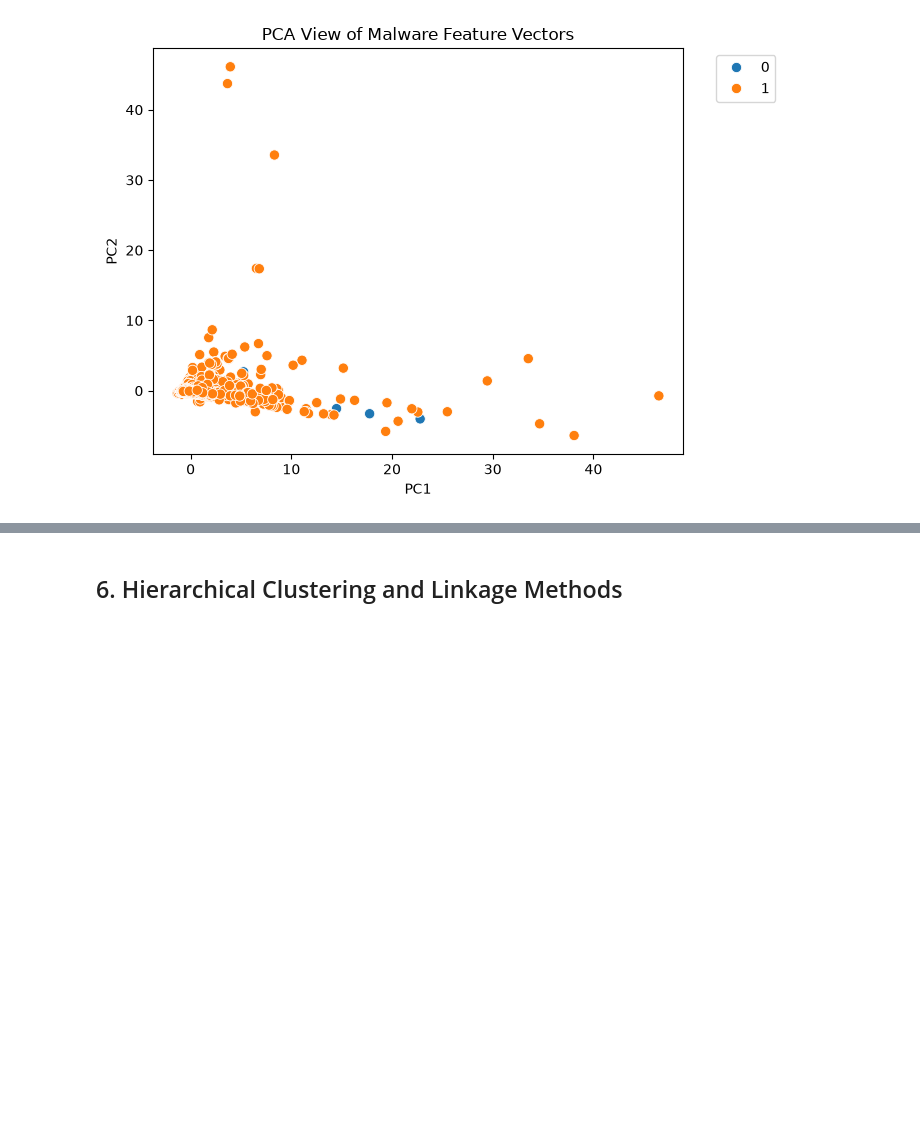
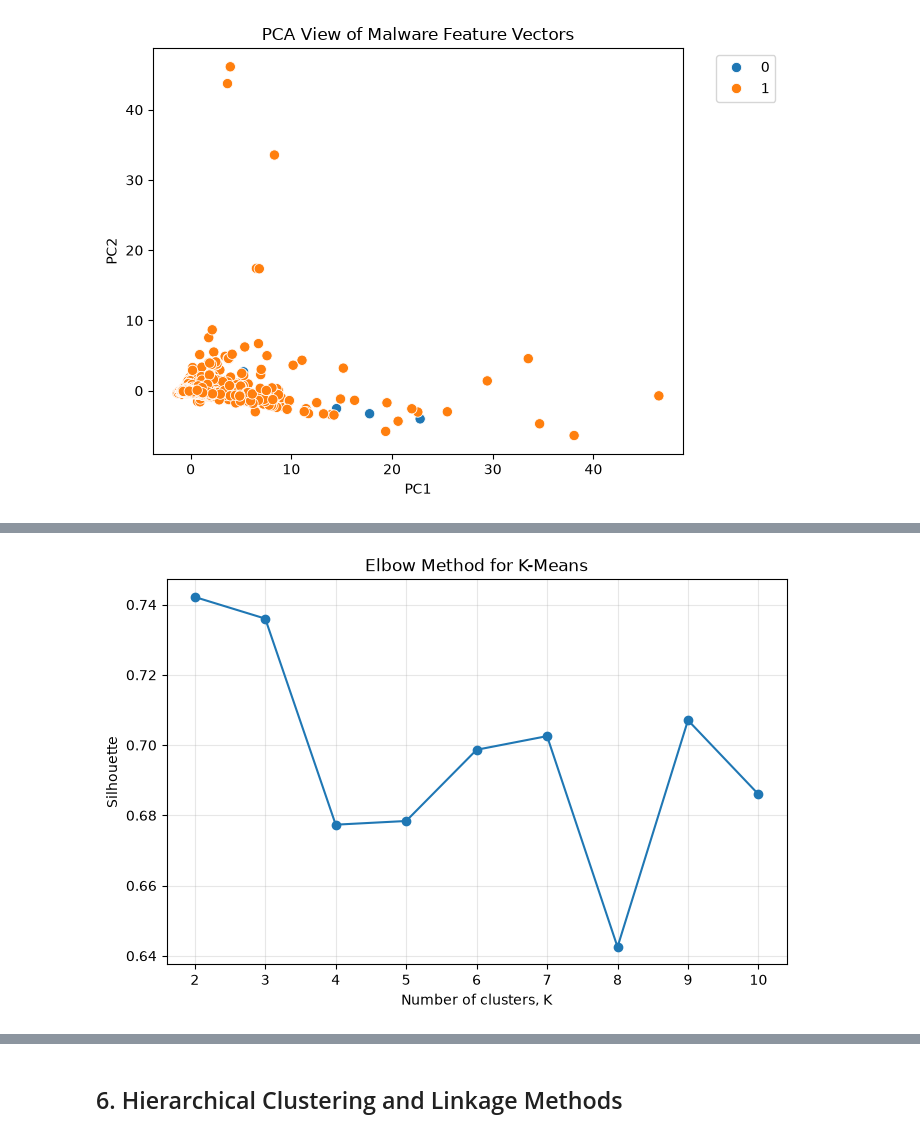
Before and after one commit to blbaum/aiForSecurity, a Jupyter notebook: module4/Assignment3-Baum.ipynb, the cells around one changed output, grey strips where cells are left out. Saved outputs shown, nothing was run; the diff lists cells and outputs as text; code cells hidden in the pictures; blank space fills up the shorter version.

Commit message:
k-means clustering

```diff
--- a/module4/Assignment3-Baum.ipynb
+++ b/module4/Assignment3-Baum.ipynb
@@ -431,5 +445,5 @@ Explained variance ratio: [0.26466361 0.09681176]
 # %%
-def evaluate_k_range(X_scaled, k_values, random_state=40103):
+def evaluate_k_range(X_scaled, k_values, random_state=RANDOM_STATE):
     rows = []
     for k in k_values:
         model = KMeans(
@@ -446,6 +460,6 @@ def evaluate_k_range(X_scaled, k_values, random_state=40103):
         rows.append({'K': k, 'inertia': inertia, 'silhouette': sil})
     return pd.DataFrame(rows)
 
-k_values = range(2, 9)
-k_eval = evaluate_k_range(df_scaled, k_values, RANDOM_STATE)
+k_values = range(2, 11)
+k_eval = evaluate_k_range(X_scaled, k_values, RANDOM_STATE)
 display(k_eval.round(3))
@@ -460,0 +492,11 @@ plt.show()
+# %%
+plt.figure(figsize=(8, 5))
+plt.plot(k_eval['K'], k_eval['silhouette'], marker='o')
+plt.xlabel('Number of clusters, K')
+plt.ylabel('Silhouette')
+plt.title('Elbow Method for K-Means')
+plt.xticks(k_eval['K'])
+plt.grid(True, alpha=0.3)
+plt.show()
+# %% [output]
+[figure, added]
```
Also changed, not shown: parts of 10 cells of this notebook.
